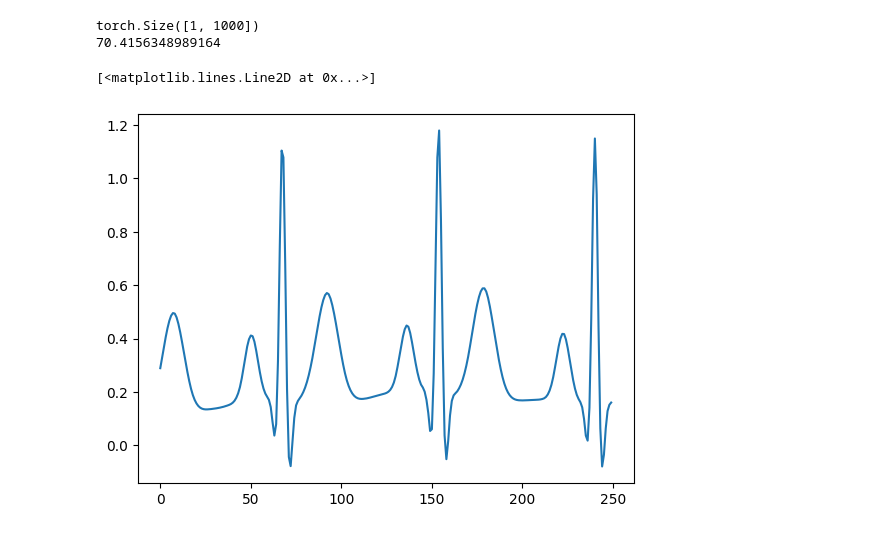
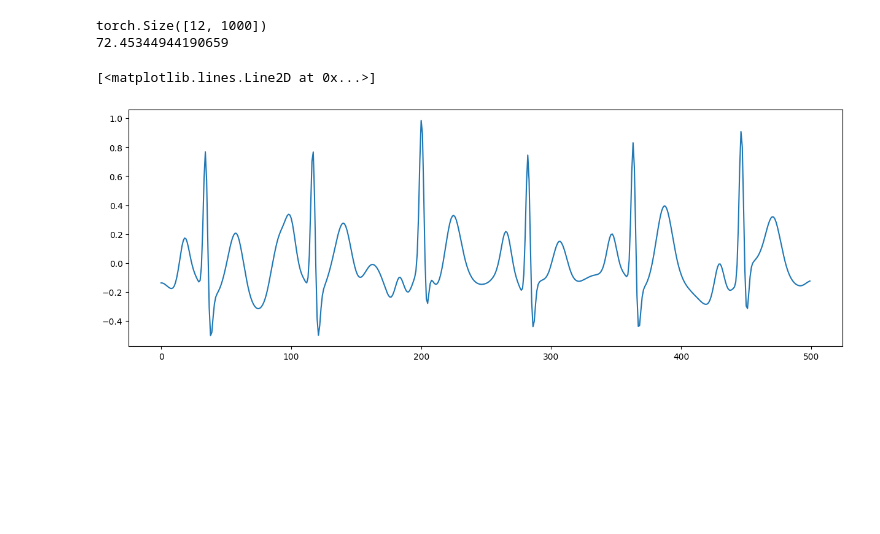
Before and after one commit to isears/ptbxlae, a Jupyter notebook: notebooks/synthetic_eda.ipynb, the cells around one changed output. Saved outputs shown, nothing was run; the diff lists cells and outputs as text; code cells hidden in the pictures; blank space fills up the shorter version.

```diff
--- a/notebooks/synthetic_eda.ipynb
+++ b/notebooks/synthetic_eda.ipynb
@@ -8,19 +6,19 @@ import neurokit2 as nk
 # %%
-ds = SinglechannelSyntheticDS()
+ds = NkSyntheticDS()
 # %%
 SAMPLE_IDX = 466
 
 sample_ecg = ds[SAMPLE_IDX]
 print(sample_ecg.shape)
-plottable_ecg = sample_ecg[0,0:250]
+plottable_ecg = sample_ecg[0,0:500]
 
 signals, info = nk.ecg_process(sample_ecg[0], sampling_rate=100)
 
 print(signals['ECG_Rate'].mean())
-
+plt.rcParams['figure.figsize'] = [15, 5]
 plt.plot(range(0, plottable_ecg.shape[-1]), plottable_ecg)
 # %% [output]
-torch.Size([1, 1000])
-70.4156348989164
+torch.Size([12, 1000])
+72.45344944190659
 [<matplotlib.lines.Line2D at 0x...>]
-[figure, old version]
+[figure, new version]
```
Also changed, not shown: parts of 1 cell of this notebook, 2 other files.
